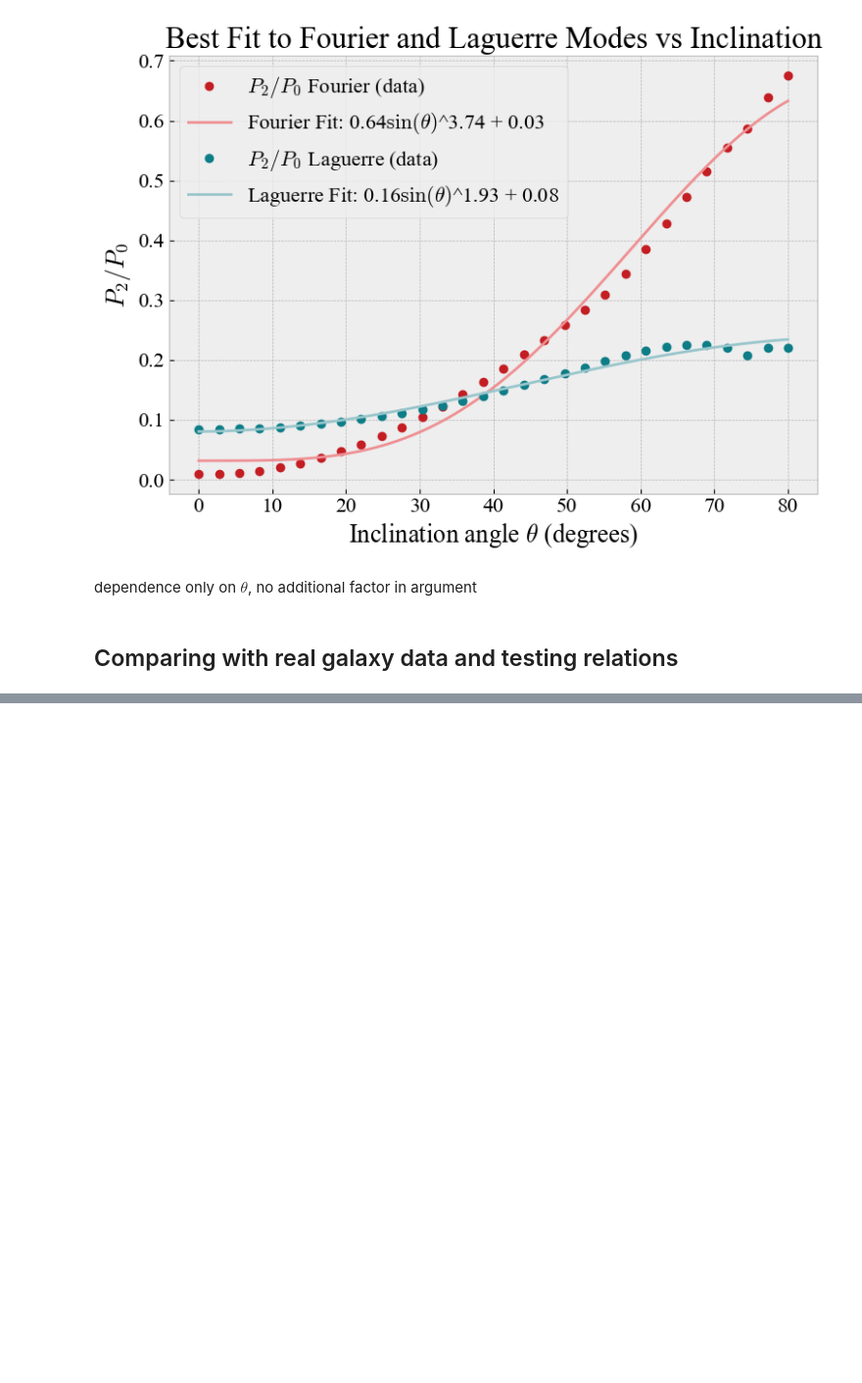
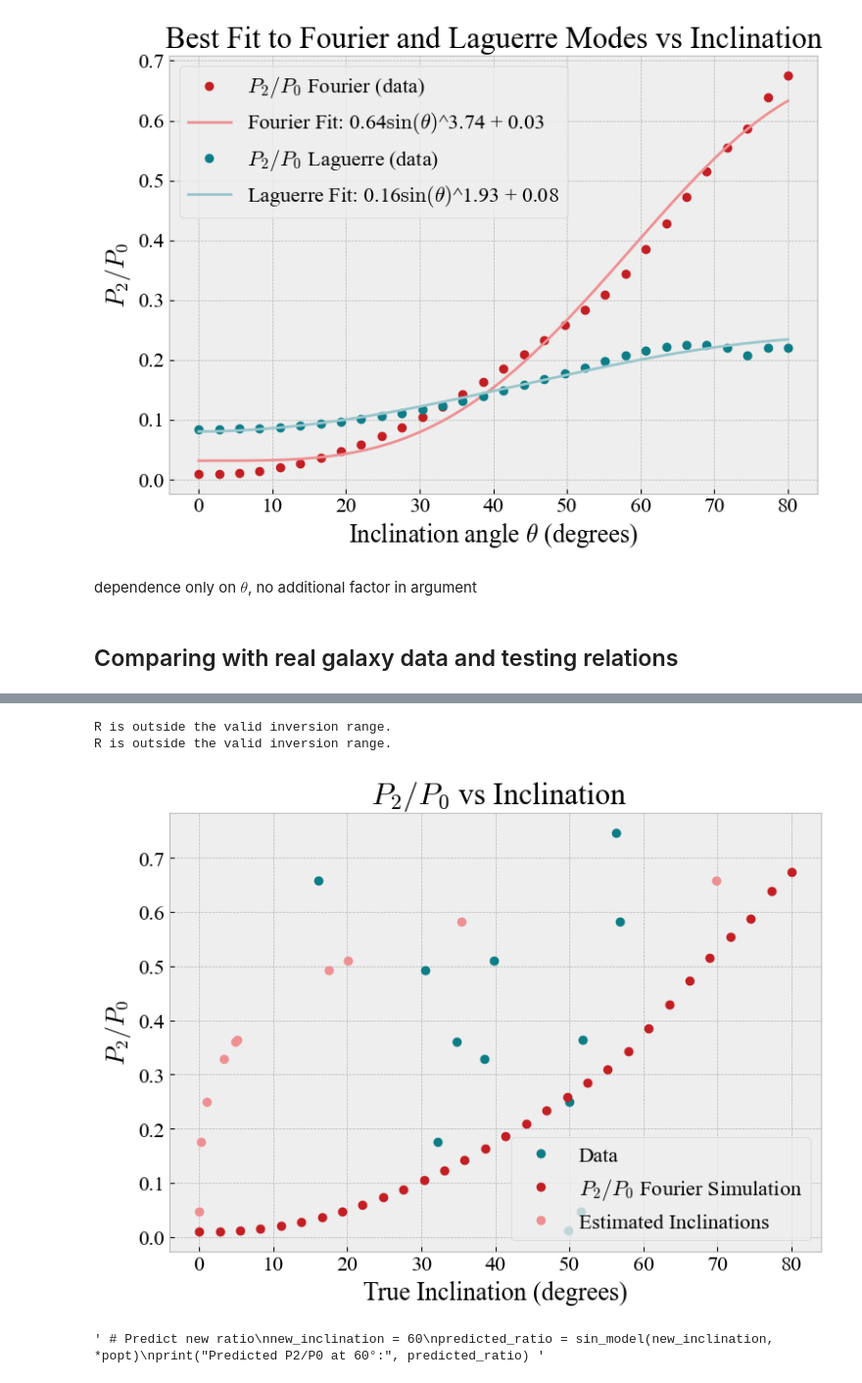
Before and after one commit to michael-petersen/GalaxyIncIinations, a Jupyter notebook: SimulatedGalaxiesAndExpansions.ipynb, the cells around one changed output, grey strips where cells are left out. Shown at 98% size. Cells and saved outputs as stored; diff of their text form; code cells hidden in the pictures; blank space fills up the shorter version.

Commit message:
Ammend code and test relations with real data

```diff
--- a/SimulatedGalaxiesAndExpansions.ipynb
+++ b/SimulatedGalaxiesAndExpansions.ipynb
@@ -642,0 +778,66 @@ Estimated inclination for data2: 4.827325567946947
+# %%
+from scipy.optimize import curve_fit
+
+
+def sin_model(theta_deg, A, B, C):
+    theta_rad = np.radians(theta_deg)
+    return A * np.sin(theta_rad)**B + C
+
+# Your actual data
+incl = np.array([
+    data1['inclination'][0], data2['inclination'][0], data3['inclination'][0],
+    data4['inclination'][0], data5['inclination'][0], data6['inclination'][0],
+    data7['inclination'][0], data8['inclination'][0], data9['inclination'][0],
+    data10['inclination'][0], data11['inclination'][0], data12['inclination'][0]
+]) * 180 / np.pi
+
+ratios = np.array([
+    R2_0_1, R2_0_2, R2_0_3, R2_0_4, R2_0_5, R2_0_6,
+    R2_0_7, R2_0_8, R2_0_9, R2_0_10, R2_0_11, R2_0_12
+])
+
+
+test_incl=np.array([estimate_inclination(R2_0_1, Am_fit, Bm_fit, Cm_fit),
+                    estimate_inclination(R2_0_2, Am_fit, Bm_fit, Cm_fit),
+                    estimate_inclination(R2_0_3, Am_fit, Bm_fit, Cm_fit),
+                    estimate_inclination(R2_0_4, Am_fit, Bm_fit, Cm_fit),
+                    estimate_inclination(R2_0_5, Am_fit, Bm_fit, Cm_fit),
+                    estimate_inclination(R2_0_6, Am_fit, Bm_fit, Cm_fit),
+                    estimate_inclination(R2_0_7, Am_fit, Bm_fit, Cm_fit),
+                    estimate_inclination(R2_0_8, Am_fit, Bm_fit, Cm_fit),
+                    estimate_inclination(R2_0_9, Am_fit, Bm_fit, Cm_fit),
+                    estimate_inclination(R2_0_10, Am_fit, Bm_fit, Cm_fit),
+                    estimate_inclination(R2_0_11, Am_fit, Bm_fit, Cm_fit),
+                    estimate_inclination(R2_0_12, Am_fit, Bm_fit, Cm_fit)
+                    ])
+# Fit the sinusoidal model
+popt, _ = curve_fit(sin_model, incl, ratios, p0=[1, 2, 0])
+A_fit, B_fit, C_fit = popt
+
+# Plotting
+theta_vals = np.linspace(0, 90, 500)
+fit_vals = sin_model(theta_vals, *popt)
+
+plt.figure(figsize=(8, 6))
+plt.plot(incl, ratios, 'o', label='Data', color='#0d7d87')
+#plt.plot(theta_vals, fit_vals, '-', label=f'Fit: A*sin(θ)^B + C\nA={A_fit:.3f}, B={B_fit:.3f}, C={C_fit:.3f}', color='darkorange')
+
+plt.plot(theta_deg, Rmplot, 'o', label=r'$P_2/P_0$ Fourier Simulation', color='#c31e23')
+plt.plot(test_incl,ratios, 'o', label='Estimated Inclinations', color='#ee9093')
+plt.xlabel("True Inclination (degrees)")
+plt.ylabel(r"$P_2/P_0$")
+plt.title(r" $P_2/P_0$ vs Inclination")
+plt.legend()
+plt.grid(True)
+plt.tight_layout()
+plt.show()
+
+""" # Predict new ratio
+new_inclination = 60
+predicted_ratio = sin_model(new_inclination, *popt)
+print("Predicted P2/P0 at 60°:", predicted_ratio) """
+# %% [output]
+R is outside the valid inversion range.
+R is outside the valid inversion range.
+[figure, added]
+' # Predict new ratio\nnew_inclination = 60\npredicted_ratio = sin_model(new_inclination, *popt)\nprint("Predicted P2/P0 at 60°:", predicted_ratio) '
```
Also changed, not shown: parts of 3 cells of this notebook, 15 other files.
